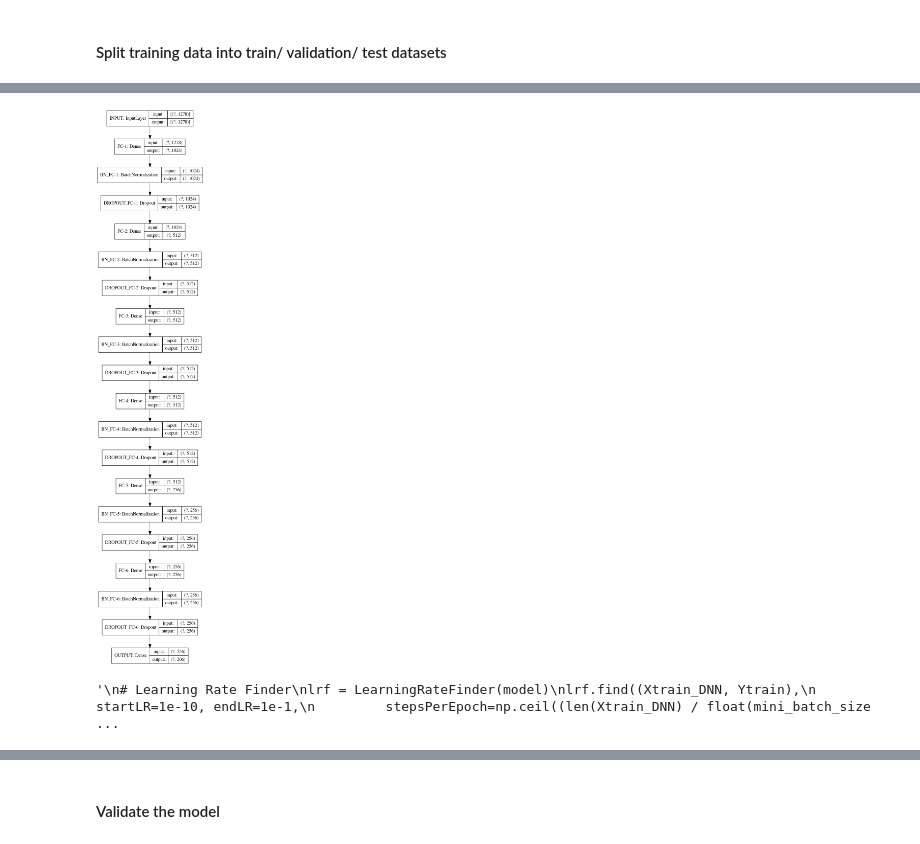
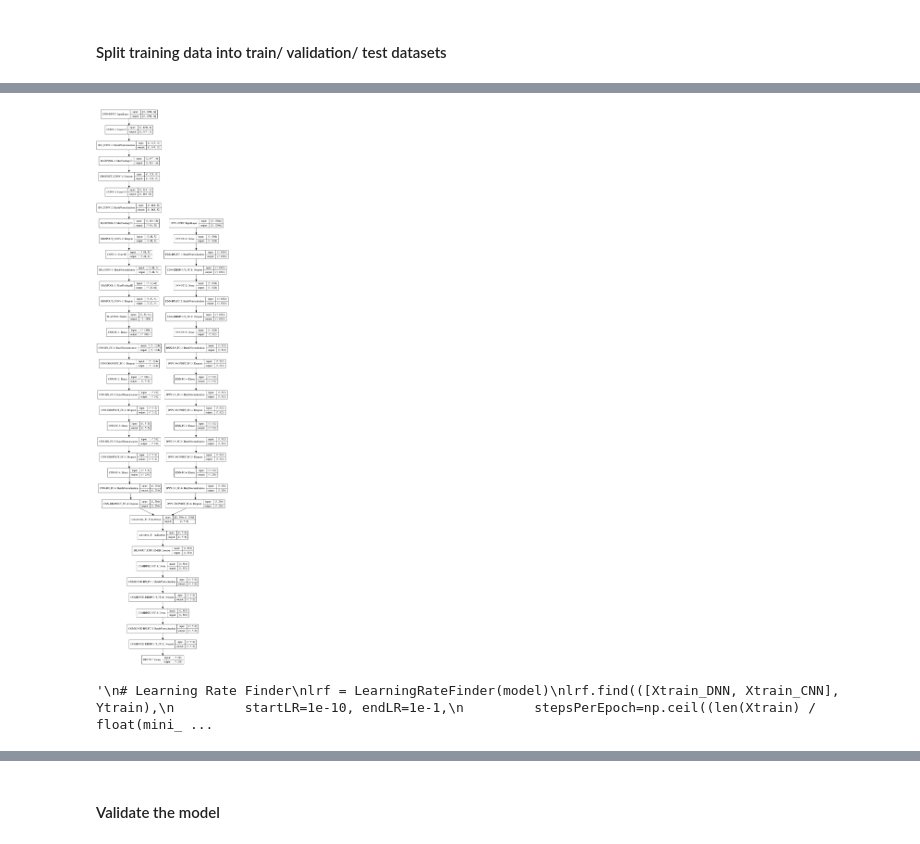
Before and after one commit to dlaststark/machine-learning-projects, a Jupyter notebook: Kaggle/Mechanism of Action/moa-prediction.ipynb, the cells around one changed output, grey strips where cells are left out. Cells and saved outputs as stored; diff of their text form; code cells hidden in the pictures.

```diff
--- a/Kaggle/Mechanism of Action/moa-prediction.ipynb
+++ b/Kaggle/Mechanism of Action/moa-prediction.ipynb
@@ -706,0 +573,6 @@ predict_x: (3624, 1278)
+# %%
+train_label_df = pd.read_csv(train_labels_scored)
+print("train_label_df: {}".format(train_label_df.shape))
+
+train_label_df.drop(['sig_id'], axis=1, inplace=True)
+train_label_df.head()
@@ -706,0 +588,3 @@ predict_x: (3624, 1278)
+# %%
+train_y = train_label_df.values
+print("train_y: {}".format(train_y.shape))
@@ -707,7 +593,7 @@ predict_x: (3624, 1278)
 # %% [markdown]
 #### Split training data into train/ validation/ test datasets
 # %%
-sss = MultilabelStratifiedShuffleSplit(n_splits=1, test_size=0.1, random_state=10)
+sss = MultilabelStratifiedShuffleSplit(n_splits=1, test_size=0.085, random_state=20)
 for train_index, test_index in sss.split(train_x, train_y):
     Xtrain, Xtest = train_x[train_index], train_x[test_index]
     Ytrain, Ytest = train_y[train_index], train_y[test_index]
@@ -817,7 +765,7 @@ step_size = 4 * (Xtrain_DNN.shape[0] // mini_batch_size)
 clr_method = 'triangular2'
 # %%
 # Create the model
-model = dnn_model(Xtrain_DNN.shape[1])
+model = hybrid_model(Xtrain.shape[1])
 
 # Compile model to configure the learning process
 model.compile(loss='binary_crossentropy',
@@ -849,20 +797,20 @@ _________________________________________________________________
 # %%
-plot_model(model, to_file='/kaggle/working/scored_labels_model_plot_dnn.png', show_shapes=True, show_layer_names=True)
+plot_model(model, to_file='/kaggle/working/scored_labels_hybrid_model_plot.png', show_shapes=True, show_layer_names=True)
 # %% [output]
-[figure, old version]
+[figure, new version]
 # %%
 '''
 # Learning Rate Finder
 lrf = LearningRateFinder(model)
-lrf.find((Xtrain_DNN, Ytrain),
+lrf.find(([Xtrain_DNN, Xtrain_CNN], Ytrain),
          startLR=1e-10, endLR=1e-1,
-         stepsPerEpoch=np.ceil((len(Xtrain_DNN) / float(mini_batch_size))),
+         stepsPerEpoch=np.ceil((len(Xtrain) / float(mini_batch_size))),
          batchSize=mini_batch_size)
 lrf.plot_loss()
 plt.grid()
 plt.show()
 '''
 # %% [output]
-'\n# Learning Rate Finder\nlrf = LearningRateFinder(model)\nlrf.find((Xtrain_DNN, Ytrain),\n         startLR=1e-10, endLR=1e-1,\n         stepsPerEpoch=np.ceil((len(Xtrain_DNN) / float(mini_batch_size ...
+'\n# Learning Rate Finder\nlrf = LearningRateFinder(model)\nlrf.find(([Xtrain_DNN, Xtrain_CNN], Ytrain),\n         startLR=1e-10, endLR=1e-1,\n         stepsPerEpoch=np.ceil((len(Xtrain) / float(mini_ ...
 # %%
 # Define K-fold cross validation test harness
```
Also changed, not shown: parts of 79 cells of this notebook.
